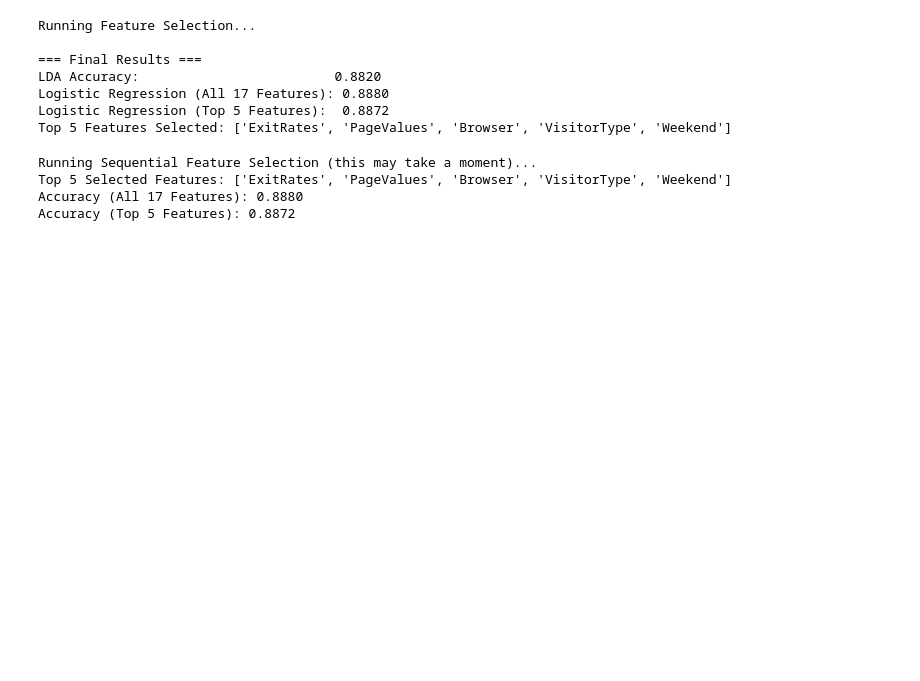
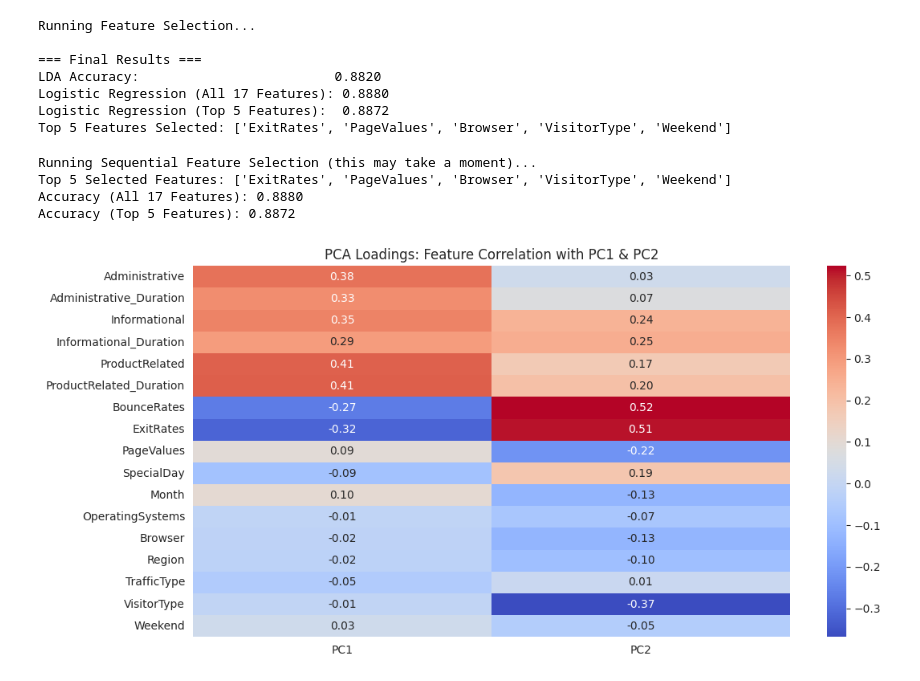
Before and after one commit to akay6483/mmml-ecommerce, a Jupyter notebook: notebook/m1/dimensionality.ipynb, the cells around one changed output. Saved outputs shown, nothing was run; the diff lists cells and outputs as text; code cells hidden in the pictures; blank space fills up the shorter version.

```diff
--- a/notebook/m1/dimensionality.ipynb
+++ b/notebook/m1/dimensionality.ipynb
@@ -137,41 +137,14 @@ Accuracy (Top 5 Features): 0.8872
 # %%
 import matplotlib.pyplot as plt
 import seaborn as sns
 from mpl_toolkits.mplot3d import Axes3D
 from sklearn.metrics import classification_report, confusion_matrix
 
-pca_3d = PCA(n_components=3)
-X_pca_3d = pca_3d.fit_transform(X_scaled)
-
-fig = plt.figure(figsize=(10, 7))
-ax = fig.add_subplot(111, projection='3d')
-
-sc = ax.scatter(X_pca_3d[:, 0], X_pca_3d[:, 1], X_pca_3d[:, 2],
-                c=y, cmap='viridis', s=20, alpha=0.6)
-
-ax.set_title('3D PCA Visualization')
-ax.set_xlabel('PC 1')
-ax.set_ylabel('PC 2')
-ax.set_zlabel('PC 3')
-plt.colorbar(sc, label='Revenue (True/False)')
-plt.show()
 
 plt.figure(figsize=(12, 6))
-loadings = pd.DataFrame(pca.components_.T, columns=['PC1', 'PC2', 'PC3', 'PC4', 'PC5'][:pca.n_components_], index=X.columns)
+loadings = pd.DataFrame(pca.components_.T, columns=[f'PC{i+1}' for i in range(pca.n_components_)], index=X.columns)
 sns.heatmap(loadings.iloc[:, :2], annot=True, cmap='coolwarm', fmt=".2f")
 plt.title('PCA Loadings: Feature Correlation with PC1 & PC2')
 plt.show()
-
-
-y_pred = model_lr.predict(X_test)
-
-print("Classification Report (Better than Accuracy):")
-print(classification_report(y_test, y_pred, target_names=['No Revenue', 'Revenue']))
-
-cm = confusion_matrix(y_test, y_pred)
-plt.figure(figsize=(6, 5))
-sns.heatmap(cm, annot=True, fmt='d', cmap='Blues', cbar=False,
-            xticklabels=['Predicted No', 'Predicted Yes'],
-            yticklabels=['Actual No', 'Actual Yes'])
-plt.title('Confusion Matrix')
-plt.show()
+# %% [output]
+[figure, added]
```
Also changed, not shown: parts of 4 cells of this notebook.
